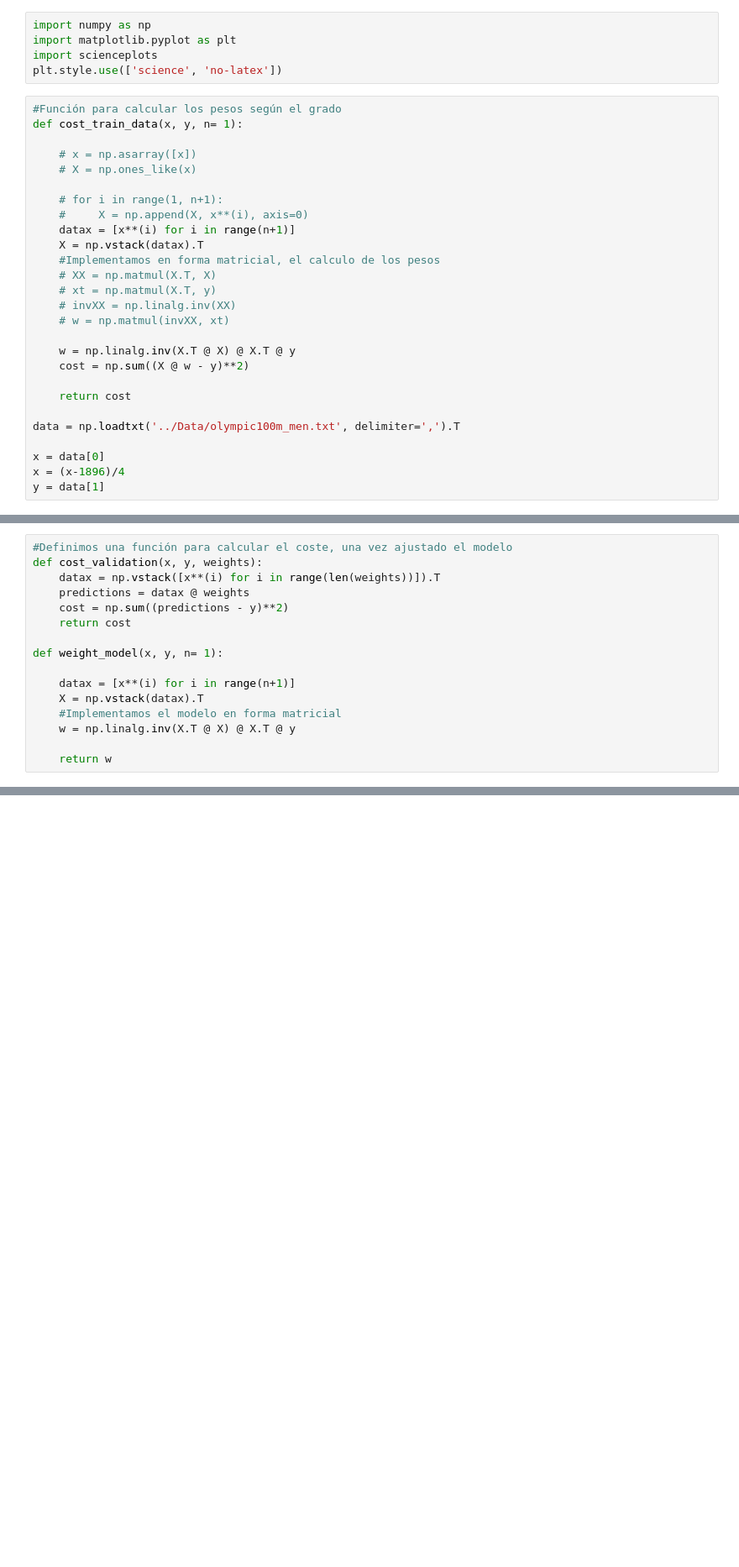
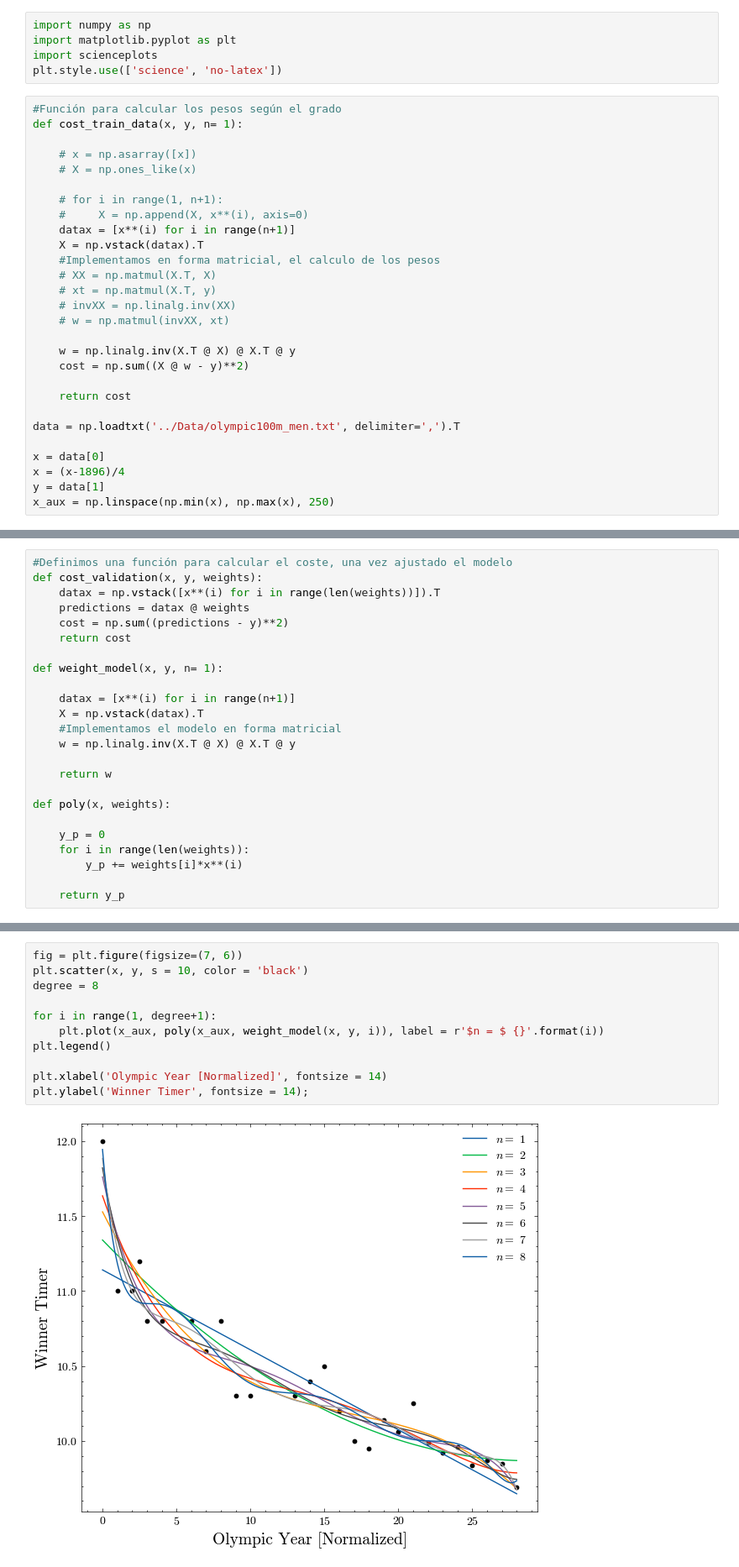
Before and after one commit to DCI-alxogm/ml2023-PotterSR, a Jupyter notebook: Ago25-26/Tarea3.ipynb, the cells around one changed output, grey strips where cells are left out. Shown: that part at 84% size. Saved outputs shown, nothing was run; the diff lists cells and outputs as text; blank space fills up the shorter version.

```diff
--- a/Ago25-26/Tarea3.ipynb
+++ b/Ago25-26/Tarea3.ipynb
@@ -30,6 +30,7 @@ data = np.loadtxt('../Data/olympic100m_men.txt', delimiter=',').T
 x = data[0]
 x = (x-1896)/4
 y = data[1]
+x_aux = np.linspace(np.min(x), np.max(x), 250)
 # %%
 degree = 8
 costes = [cost_train_data(x, y, i) for i in range(1, degree+1)]
@@ -64,3 +60,11 @@ def weight_model(x, y, n= 1):
     w = np.linalg.inv(X.T @ X) @ X.T @ y
 
     return w
+
+def poly(x, weights):
+
+    y_p = 0
+    for i in range(len(weights)):
+        y_p += weights[i]*x**(i)
+
+    return y_p
@@ -70,3 +71,16 @@ def weight_model(x, y, n= 1):
+# %%
+fig = plt.figure(figsize=(7, 6))
+plt.scatter(x, y, s = 10, color = 'black')
+degree = 8
+
+for i in range(1, degree+1):
+    plt.plot(x_aux, poly(x_aux, weight_model(x, y, i)), label = r'$n = $ {}'.format(i))
+plt.legend()
+
+plt.xlabel('Olympic Year [Normalized]', fontsize = 14)
+plt.ylabel('Winner Timer', fontsize = 14);
+# %% [output]
+[figure, added]
 # %%
 #Generamos nuestro conjunto de validación
 validation_set_x = x[x>21]
```
Also changed, not shown: parts of 2 cells of this notebook, 1 other file.
